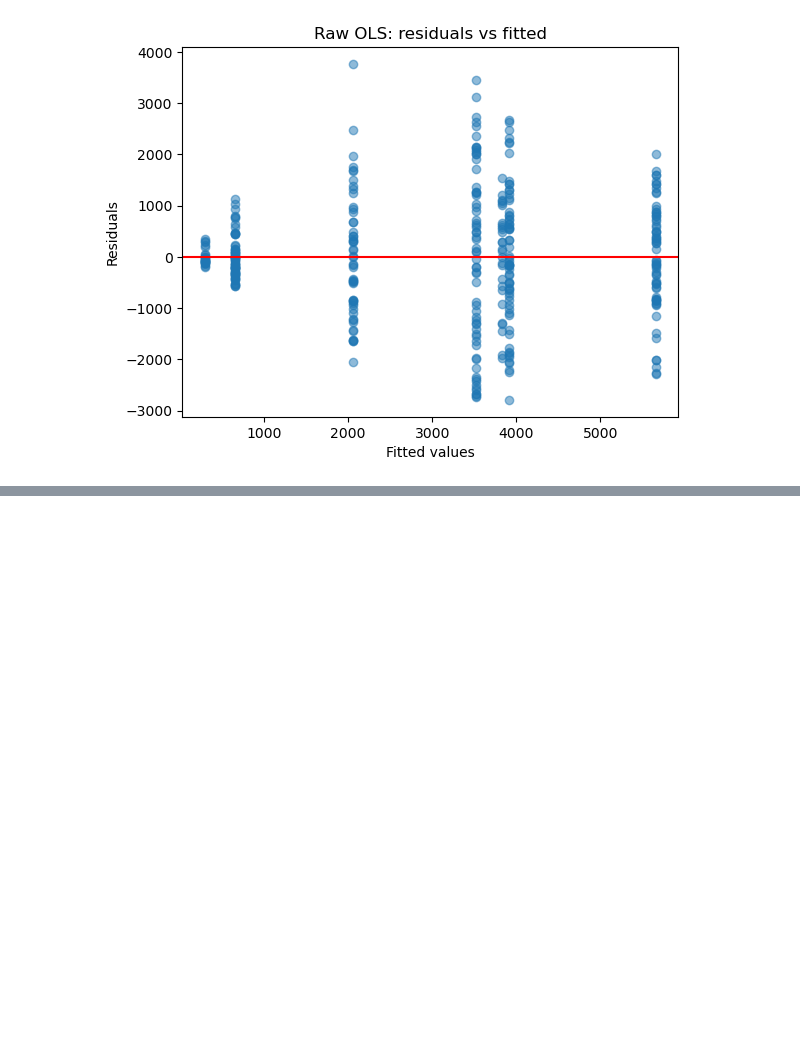
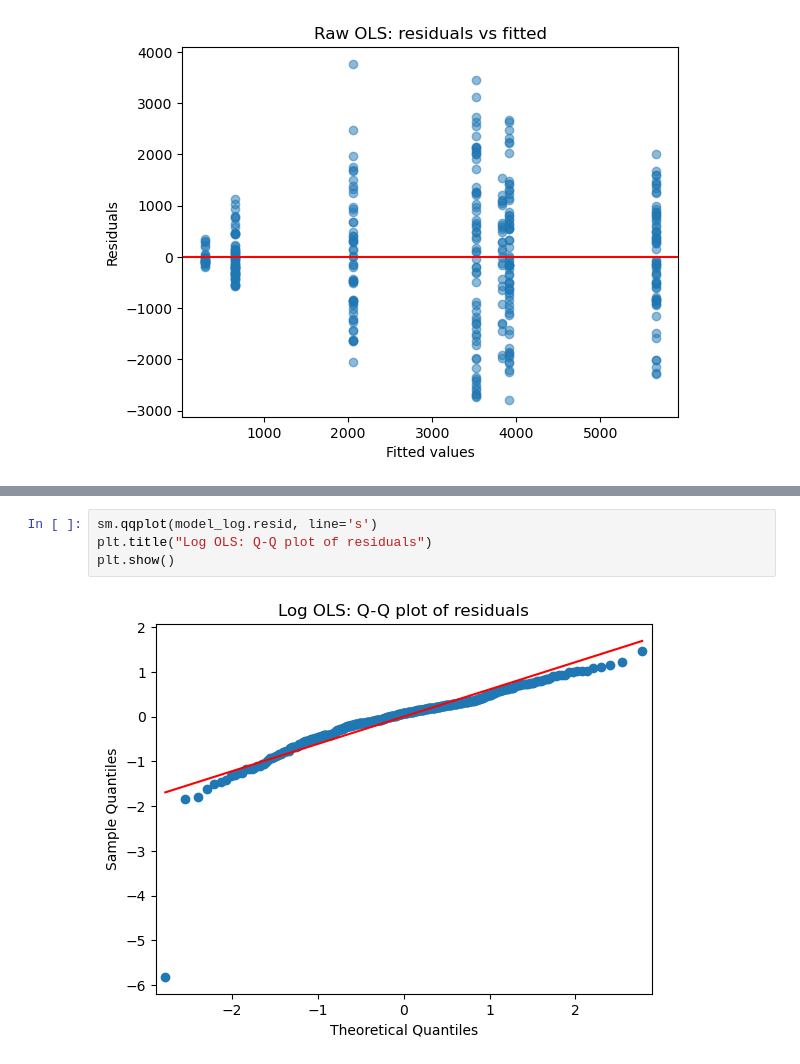
Before and after one commit to SeherYldz/StatisticsProject, a Jupyter notebook: modelling.ipynb, the cells around one changed output, grey strips where cells are left out. Drawn from its saved outputs; the diff is of its cells as text; blank space fills up the shorter version.

```diff
--- a/modelling.ipynb
+++ b/modelling.ipynb
@@ -39,0 +84,6 @@ plt.show()
+# %%
+sm.qqplot(model_log.resid, line='s')
+plt.title("Log OLS: Q-Q plot of residuals")
+plt.show()
+# %% [output]
+[figure, added]
```
Also changed, not shown: parts of 8 cells of this notebook, 35 other files.
